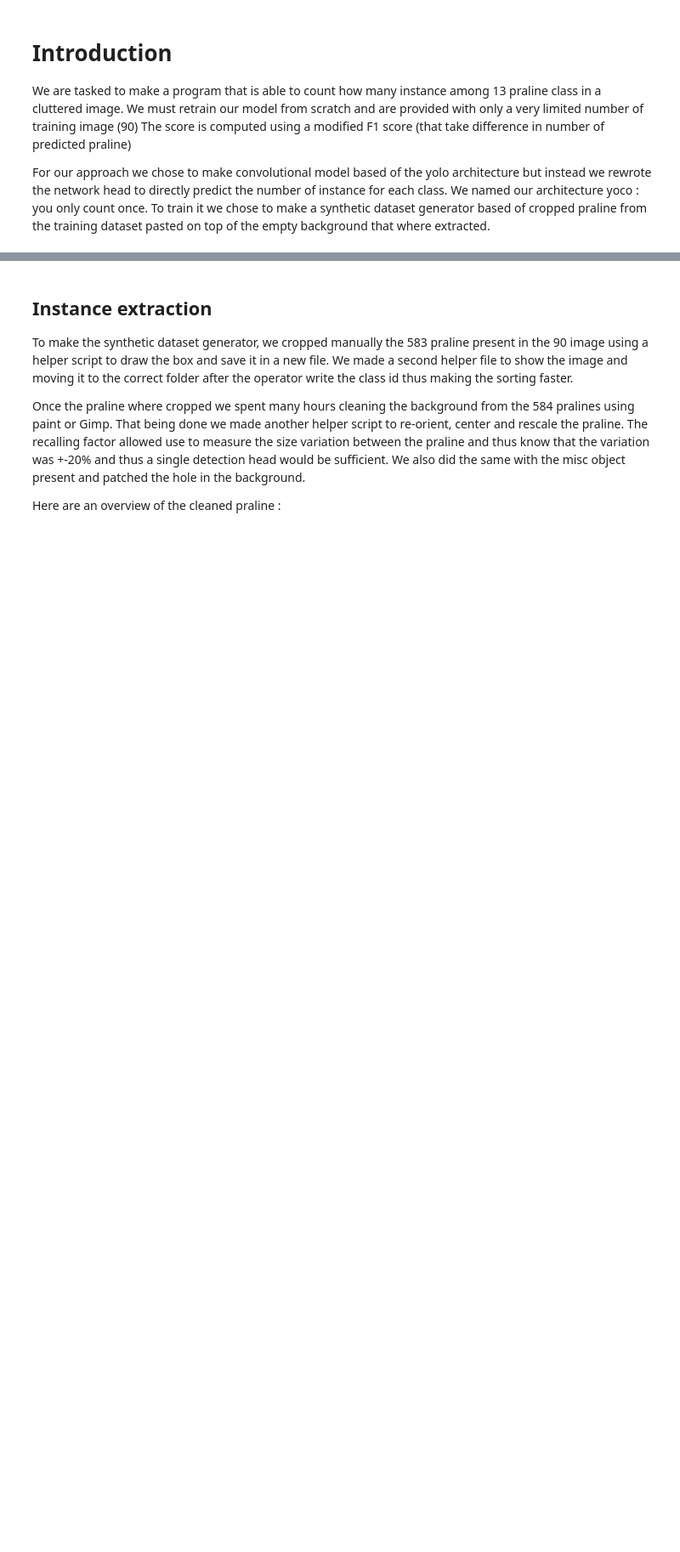
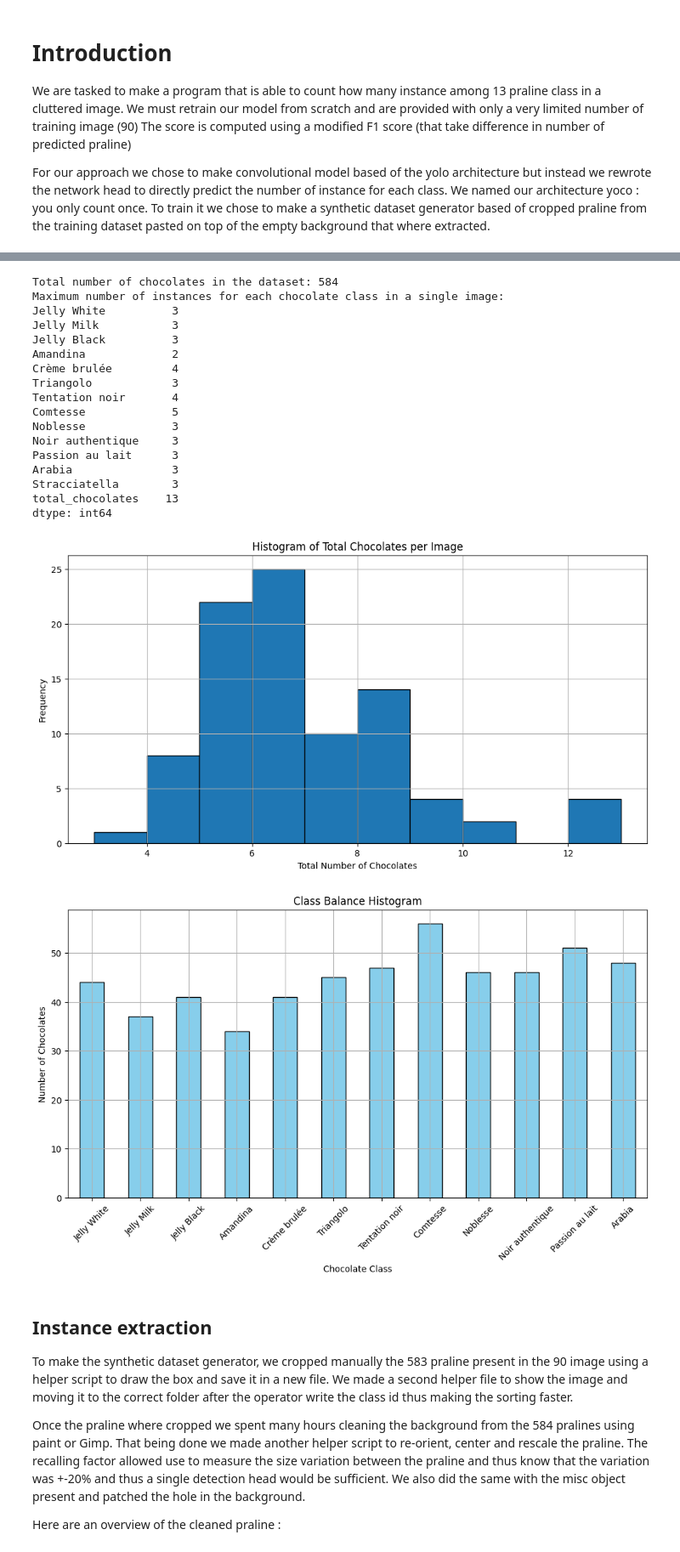
Before and after one commit to nathmo/296190_327277_331471, a Jupyter notebook: project/report.ipynb, the cells around one changed output, grey strips where cells are left out. Shown: that part at 85% size. Drawn from its saved outputs; the diff is of its cells as text; code cells hidden in the pictures; blank space fills up the shorter version.

Commit message:
trained model

```diff
--- a/project/report.ipynb
+++ b/project/report.ipynb
@@ -45,7 +46,7 @@ import pandas as pd
 import matplotlib.pyplot as plt
 
 # Load the CSV file
-df = pd.read_csv('chocolate_data/dataset_project_iapr2025/train.csv')
+df = pd.read_csv('src/dataset/dataset_project_iapr2025/train.csv')
 
 # Calculate the total number of chocolates per image
 df['total_chocolates'] = df.iloc[:, 1:].sum(axis=1)
@@ -53,33 +54,53 @@ df['total_chocolates'] = df.iloc[:, 1:].sum(axis=1)
 # Print the total number of chocolates in the dataset
 total_chocolates_in_dataset = df['total_chocolates'].sum()
 print(f"Total number of chocolates in the dataset: {total_chocolates_in_dataset}")
 
 # Get the maximum number of instances per class
 max_per_class = df.iloc[:, 1:].max()
 
 # Print the results
 print("Maximum number of instances for each chocolate class in a single image:")
 print(max_per_class)
 
 # Plot the histogram for total chocolates per image
 plt.figure(figsize=(12, 6))
 plt.hist(df['total_chocolates'], bins=range(df['total_chocolates'].min(), df['total_chocolates'].max() + 1), edgecolor='black')
 plt.title('Histogram of Total Chocolates per Image')
 plt.xlabel('Total Number of Chocolates')
 plt.ylabel('Frequency')
 plt.grid(True)
 plt.show()
 
 # Plot the histogram for class distribution (excluding total chocolates column)
 class_counts = df.iloc[:, 1:13].sum(axis=0)
 plt.figure(figsize=(12, 6))
 class_counts.plot(kind='bar', color='skyblue', edgecolor='black')
 plt.title('Class Balance Histogram')
 plt.xlabel('Chocolate Class')
 plt.ylabel('Number of Chocolates')
 plt.xticks(rotation=45)
 plt.grid(True)
 plt.show()
+# %% [output]
+Total number of chocolates in the dataset: 584
+Maximum number of instances for each chocolate class in a single image:
+Jelly White          3
+Jelly Milk           3
+Jelly Black          3
+Amandina             2
+Crème brulée         4
+Triangolo            3
+Tentation noir       4
+Comtesse             5
+Noblesse             3
+Noir authentique     3
+Passion au lait      3
+Arabia               3
+Stracciatella        3
+total_chocolates    13
+dtype: int64
+[figure, added]
+[figure, added]
 # %% [markdown]
 ## Instance extraction
 To make the synthetic dataset generator, we cropped manually the 583 praline present in the 90 image using a helper script to draw the box and save it in a new file. We made a second helper file to show the image and moving it to the correct folder after the operator write the class id thus making the sorting faster.
```
Also changed, not shown: parts of 10 cells of this notebook, 7 other files.
